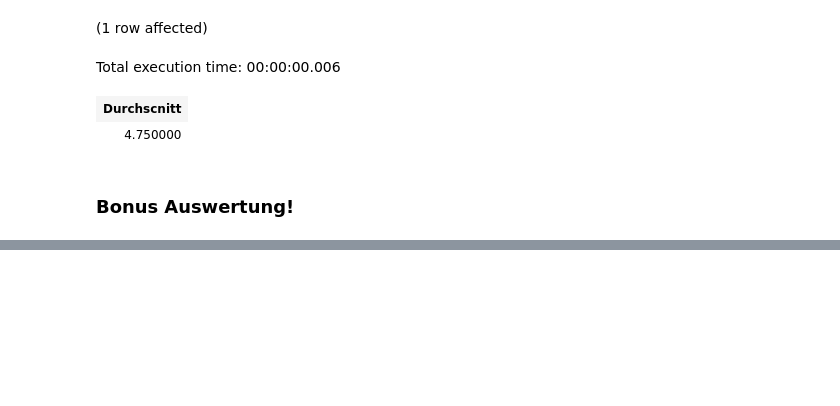
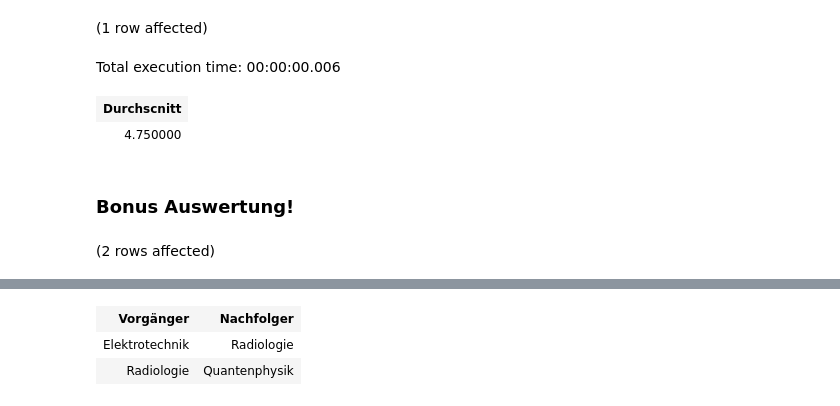
Before and after one commit to HeiligerG/DatenModelierung, a Jupyter notebook: Projektarbeit.ipynb, the cells around one changed output, grey strips where cells are left out. Drawn from its saved outputs; the diff is of its cells as text; code cells hidden in the pictures; blank space fills up the shorter version.

```diff
--- a/Projektarbeit.ipynb
+++ b/Projektarbeit.ipynb
@@ -412,3 +412,12 @@ Total execution time: 00:00:00.006
 | 4.750000 |
 # %% [markdown]
 ### **Bonus Auswertung!**
+# %%
+SELECT
+    V1.Titel AS Vorgänger,
+    V2.Titel AS Nachfolger
+FROM VorlesungVoraussetzung vv
+INNER JOIN Vorlesung V1 ON V1.VorlesungsNr = vv.VoraussetzungsNr
+INNER JOIN Vorlesung V2 ON V2.VorlesungsNr = vv.VorlesungsNr;
+# %% [output]
+(2 rows affected)
@@ -414,0 +425,3 @@ Total execution time: 00:00:00.006
+| Vorgänger | Nachfolger |
+| Elektrotechnik | Radiologie |
+| Radiologie | Quantenphysik |
```
Also changed, not shown: parts of 4 cells of this notebook.
